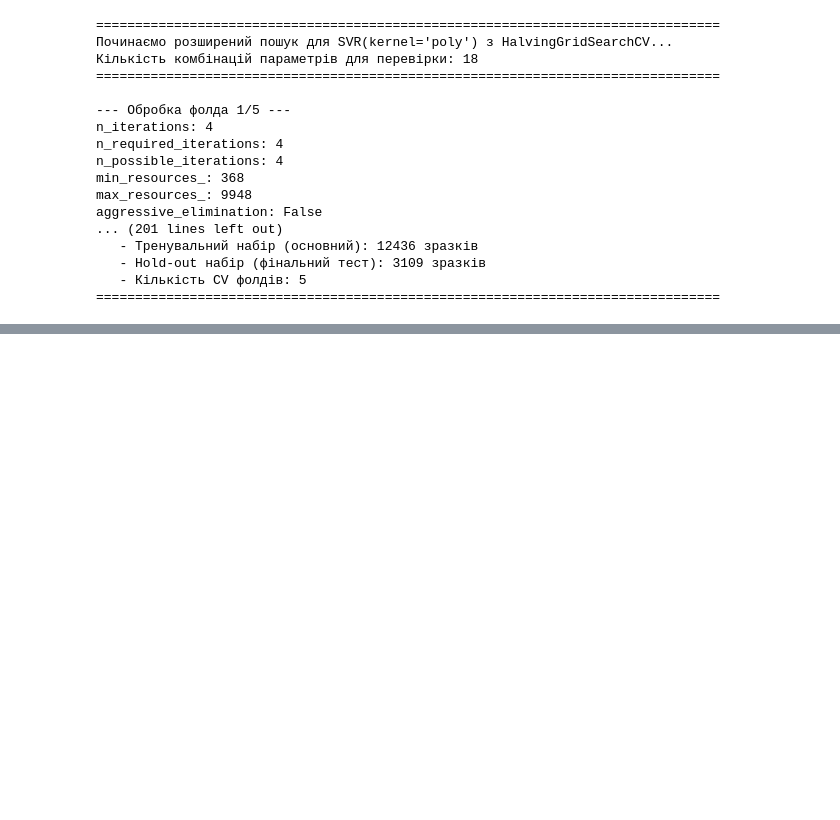
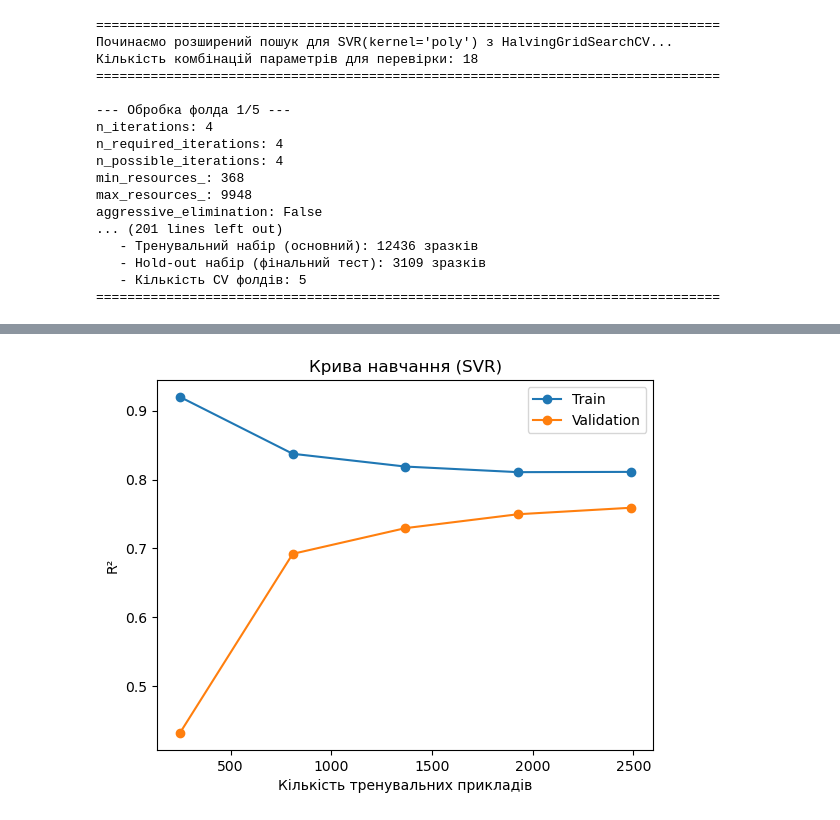
Before and after one commit to Max0Past/Data_Analysis, a Jupyter notebook: lab_2/avocado_prices_code.ipynb, the cells around one changed output, grey strips where cells are left out. Saved outputs shown, nothing was run; the diff lists cells and outputs as text; code cells hidden in the pictures; blank space fills up the shorter version.

```diff
--- a/lab_2/avocado_prices_code.ipynb
+++ b/lab_2/avocado_prices_code.ipynb
@@ -859,0 +908,12 @@ aggressive_elimination: False
+# %%
+from sklearn.model_selection import learning_curve
+train_sizes, train_scores, test_scores = learning_curve(best_poly_model, X_holdout_processed_df, y_holdout, cv=5)
+plt.plot(train_sizes, train_scores.mean(axis=1), 'o-', label="Train")
+plt.plot(train_sizes, test_scores.mean(axis=1), 'o-', label="Validation")
+plt.title("Крива навчання (SVR)")
+plt.xlabel("Кількість тренувальних прикладів")
+plt.ylabel("R²")
+plt.legend()
+plt.show()
+# %% [output]
+[figure, added]
```
Also changed, not shown: parts of 7 cells of this notebook.
